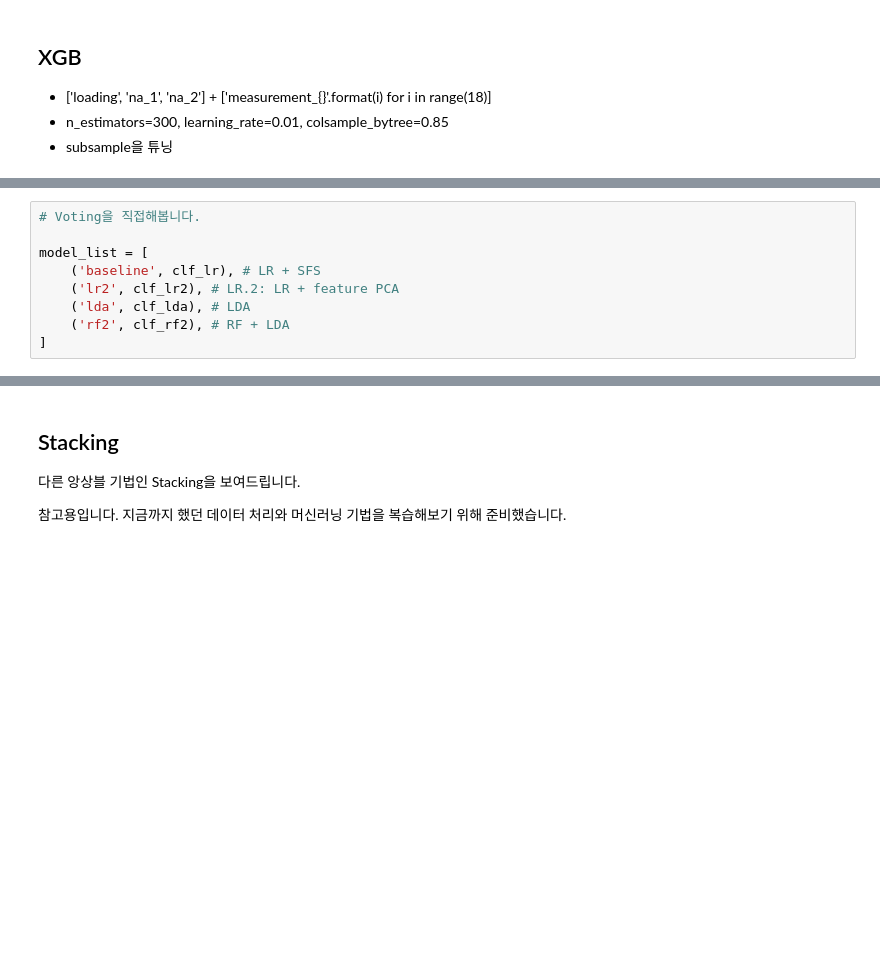
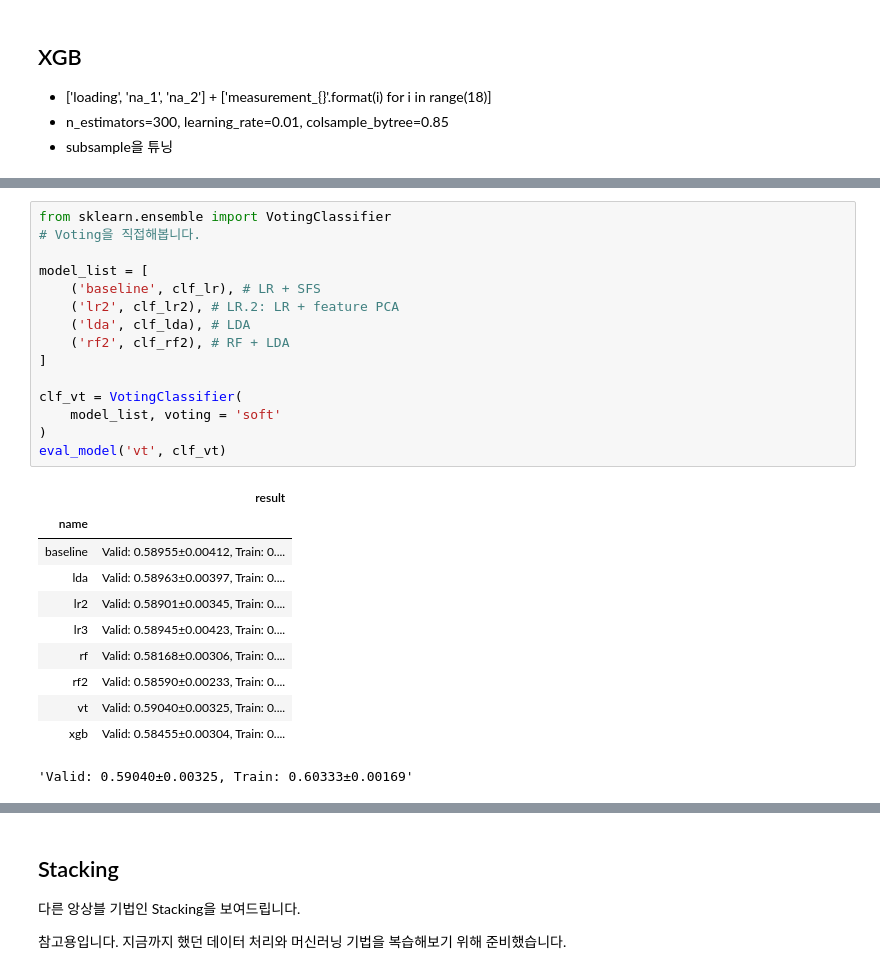
Before and after one commit to sunkusun9/DS_lv3_2506_2, a Jupyter notebook: sec_ds_lv3_prob1_kaggle.ipynb, the cells around one changed output, grey strips where cells are left out. Saved outputs shown, nothing was run; the diff lists cells and outputs as text; blank space fills up the shorter version.

```diff
--- a/sec_ds_lv3_prob1_kaggle.ipynb
+++ b/sec_ds_lv3_prob1_kaggle.ipynb
@@ -417,9 +482,27 @@ print('자가 채점', roc_auc_score(s_kaggle_ans, prd))
 # %%
+from sklearn.ensemble import VotingClassifier
 # Voting을 직접해봅니다.
 
 model_list = [
     ('baseline', clf_lr), # LR + SFS
     ('lr2', clf_lr2), # LR.2: LR + feature PCA
     ('lda', clf_lda), # LDA
     ('rf2', clf_rf2), # RF + LDA
 ]
+
+clf_vt = VotingClassifier(
+    model_list, voting = 'soft'
+)
+eval_model('vt', clf_vt)
+# %% [output]
+|  | result |
+| name |  |
+| baseline | Valid: 0.58955±0.00412, Train: 0.... |
+| lda | Valid: 0.58963±0.00397, Train: 0.... |
+| lr2 | Valid: 0.58901±0.00345, Train: 0.... |
+| lr3 | Valid: 0.58945±0.00423, Train: 0.... |
+| rf | Valid: 0.58168±0.00306, Train: 0.... |
+| rf2 | Valid: 0.58590±0.00233, Train: 0.... |
+| vt | Valid: 0.59040±0.00325, Train: 0.... |
+| xgb | Valid: 0.58455±0.00304, Train: 0.... |
+'Valid: 0.59040±0.00325, Train: 0.60333±0.00169'
```
Also changed, not shown: parts of 15 cells of this notebook.
